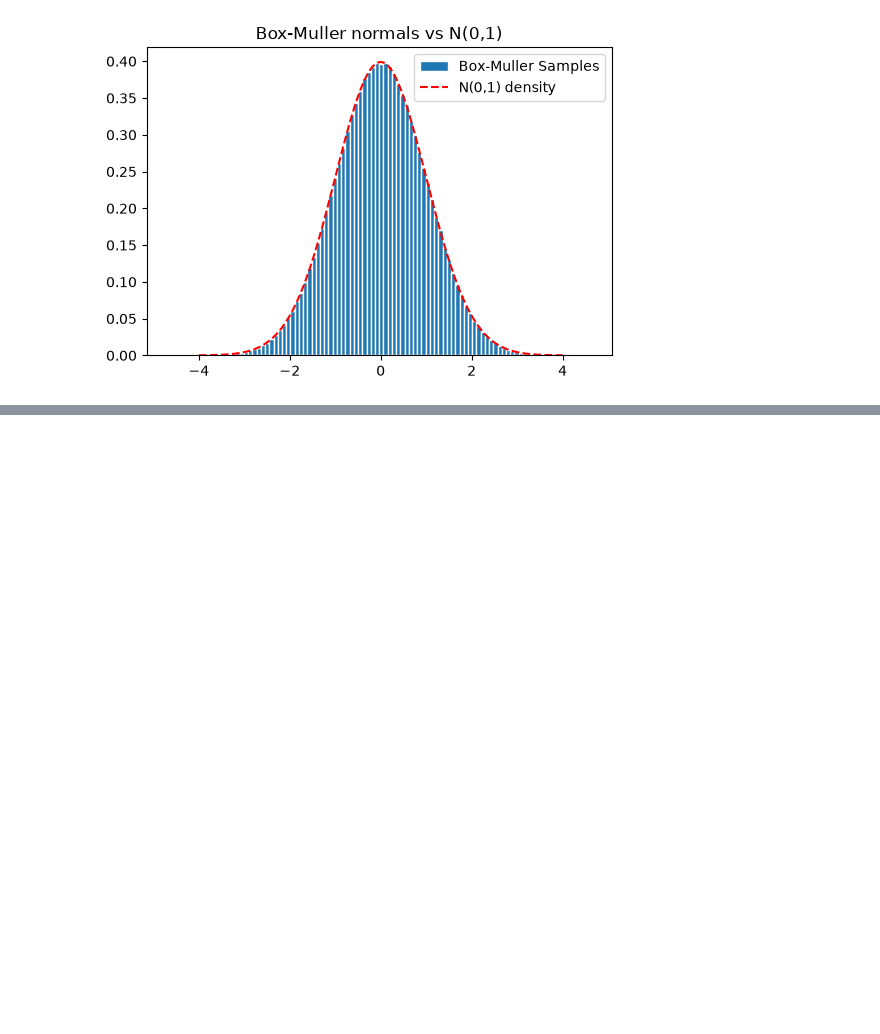
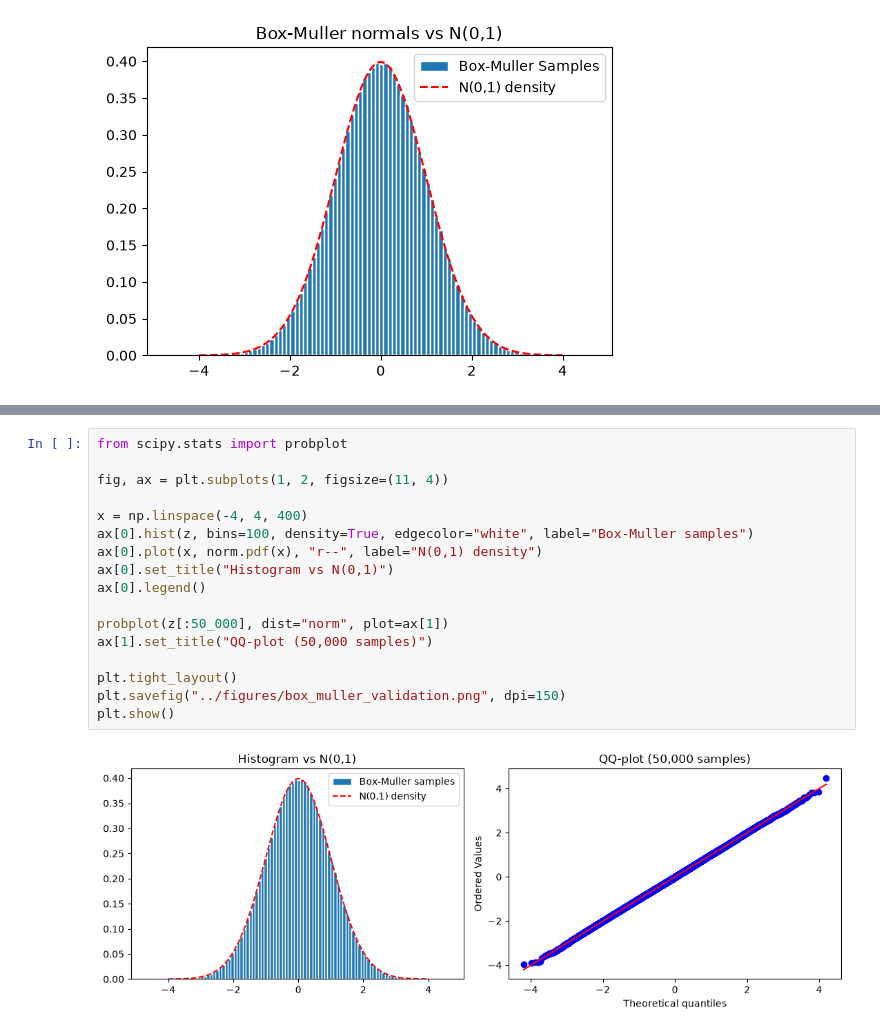
Before and after one commit to Gabrielnstr/American_Options_Pricer, a Jupyter notebook: notebooks/01_random_number_generation.ipynb, the cells around one changed output, grey strips where cells are left out. Drawn from its saved outputs; the diff is of its cells as text; blank space fills up the shorter version.

```diff
--- a/notebooks/01_random_number_generation.ipynb
+++ b/notebooks/01_random_number_generation.ipynb
@@ -104,0 +144,19 @@ plt.show()
+# %%
+from scipy.stats import probplot
+
+fig, ax = plt.subplots(1, 2, figsize=(11, 4))
+
+x = np.linspace(-4, 4, 400)
+ax[0].hist(z, bins=100, density=True, edgecolor="white", label="Box-Muller samples")
+ax[0].plot(x, norm.pdf(x), "r--", label="N(0,1) density")
+ax[0].set_title("Histogram vs N(0,1)")
+ax[0].legend()
+
+probplot(z[:50_000], dist="norm", plot=ax[1])
+ax[1].set_title("QQ-plot (50,000 samples)")
+
+plt.tight_layout()
+plt.savefig("../figures/box_muller_validation.png", dpi=150)
+plt.show()
+# %% [output]
+[figure, added]
```
Also changed, not shown: parts of 3 cells of this notebook, 2 other files.
